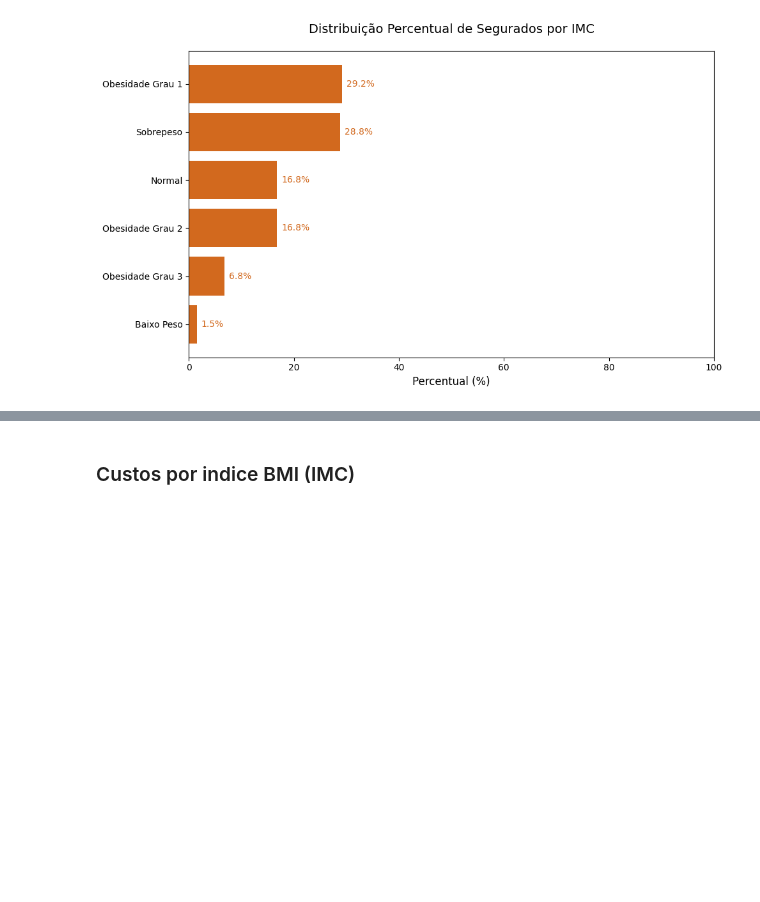
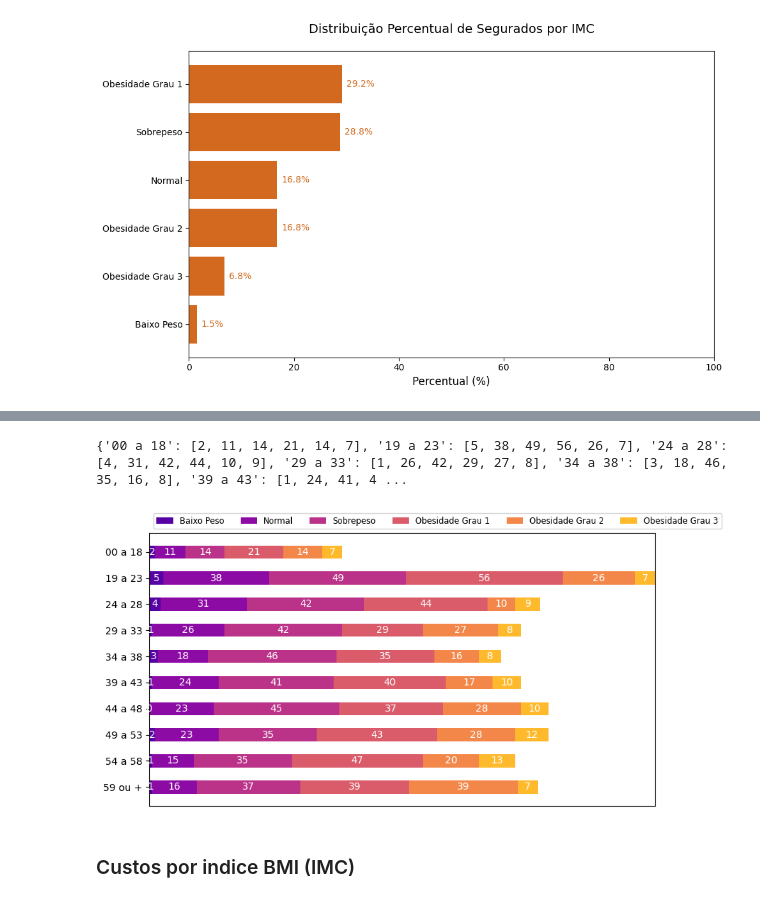
Before and after one commit to fabiobaroliveira/projeto_seguradora_seguro_saude, a Jupyter notebook: analise_exploratoria_seguro_saude.ipynb, the cells around one changed output, grey strips where cells are left out. Drawn from its saved outputs; the diff is of its cells as text; code cells hidden in the pictures; blank space fills up the shorter version.

```diff
--- a/analise_exploratoria_seguro_saude.ipynb
+++ b/analise_exploratoria_seguro_saude.ipynb
@@ -396,3 +415,66 @@ plt.show()
+# %%
+# Criando vizualização da tabela acima
+
+ordem_bmi = [
+    'Baixo Peso',
+    'Normal',
+    'Sobrepeso',
+    'Obesidade Grau 1',
+    'Obesidade Grau 2',
+    'Obesidade Grau 3'
+]
+
+ordem_idade = [
+    '00 a 18', '19 a 23', '24 a 28', '29 a 33', '34 a 38',
+    '39 a 43', '44 a 48', '49 a 53', '54 a 58', '59 ou +'
+]
+
+# Contagem
+contagem = (
+    df.groupby('age_category')['bmi_category']
+    .value_counts()
+    .unstack()
+    .fillna(0)
+    .reindex(index=ordem_idade, columns=ordem_bmi, fill_value=0)
+)
+
+# Converter para dicionário
+resultados = contagem.apply(lambda row: row.astype(int).tolist(), axis=1).to_dict()
+
+print(resultados)
+# %% [output]
+{'00 a 18': [2, 11, 14, 21, 14, 7], '19 a 23': [5, 38, 49, 56, 26, 7], '24 a 28': [4, 31, 42, 44, 10, 9], '29 a 33': [1, 26, 42, 29, 27, 8], '34 a 38': [3, 18, 46, 35, 16, 8], '39 a 43': [1, 24, 41, 4 ...
+# %%
+def idade_bmi(resultados, ordem_bmi):
+  labels = list(resultados.keys())
+  data = np.array(list(resultados.values()))
+  data_cum = data.cumsum(axis=1)
+  category_colors = plt.colormaps['plasma'](
+    np.linspace(0.15, 0.85, data.shape[1]))
+
+  fig, ax = plt.subplots(figsize=(9.2, 5))
+  ax.invert_yaxis()
+  ax.xaxis.set_visible(False)
+  ax.set_xlim(0, np.sum(data, axis=1).max())
+
+  for i, (colname, color) in enumerate(zip(ordem_bmi, category_colors)):
+      widths = data[:, i]
+      starts = data_cum[:, i] - widths
+      rects = ax.barh(labels, widths, left=starts, height=0.5,
+                        label=colname, color=color)
+
+      r, g, b, _ = color
+      text_color = 'white' if r * g * b < 0.5 else 'darkgrey'
+      ax.bar_label(rects, label_type='center', color=text_color)
+  ax.legend(ncols=len(ordem_bmi), bbox_to_anchor=(0, 1),
+              loc='lower left', fontsize='small')
+
+  return fig, ax
+
+idade_bmi(resultados, ordem_bmi)
+plt.show()
+# %% [output]
+[figure, added]
 # %% [markdown]
 ### Custos por indice BMI (IMC)
 # %%
```
Also changed, not shown: parts of 4 cells of this notebook.
